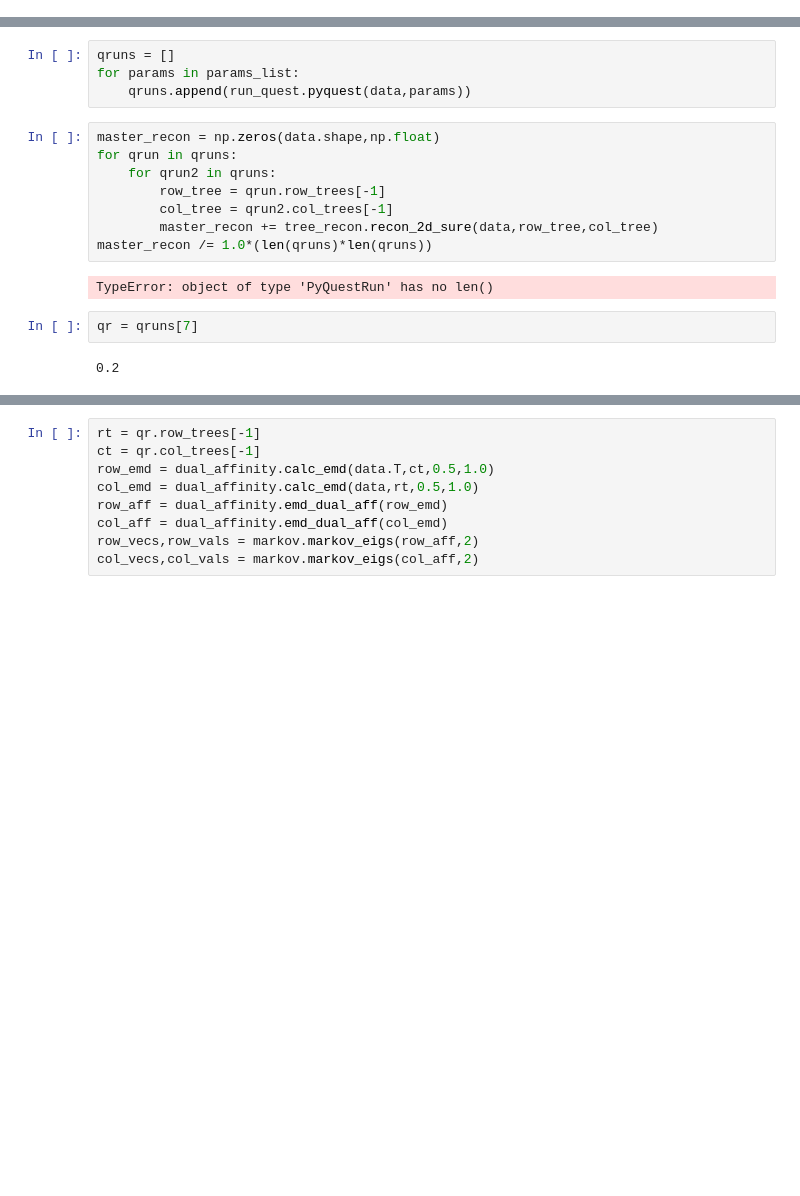
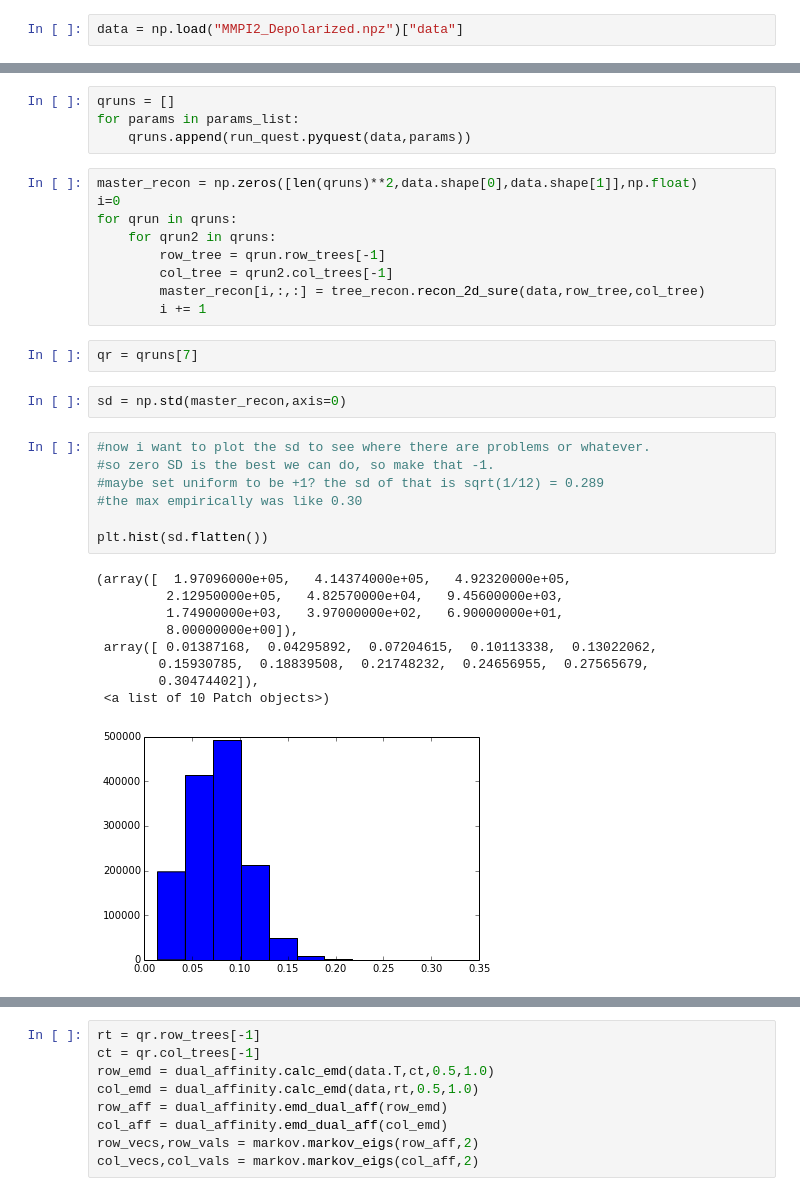
Before and after one commit to hgfalling/pyquest_work, a Jupyter notebook: MMPI_field.ipynb, the cells around one changed output, grey strips where cells are left out. Cells and saved outputs as stored; diff of their text form; blank space fills up the shorter version.

```diff
--- a/MMPI_field.ipynb
+++ b/MMPI_field.ipynb
@@ -6,3 +4,5 @@ import run_quest
+# %%
+data = np.load("MMPI2_Depolarized.npz")["data"]
 # %%
 params_list = []
 
@@ -45,16 +45,32 @@ qruns = []
 for params in params_list:
     qruns.append(run_quest.pyquest(data,params))
 # %%
-master_recon = np.zeros(data.shape,np.float)
+master_recon = np.zeros([len(qruns)**2,data.shape[0],data.shape[1]],np.float)
+i=0
 for qrun in qruns:
     for qrun2 in qruns:
         row_tree = qrun.row_trees[-1]
         col_tree = qrun2.col_trees[-1]
-        master_recon += tree_recon.recon_2d_sure(data,row_tree,col_tree)
-master_recon /= 1.0*(len(qruns)*len(qruns))
+        master_recon[i,:,:] = tree_recon.recon_2d_sure(data,row_tree,col_tree)
+        i += 1
-# %% [output]
-TypeError: object of type 'PyQuestRun' has no len()
 # %%
 qr = qruns[7]
-# %% [output]
-0.2
+# %%
+sd = np.std(master_recon,axis=0)
+# %%
+#now i want to plot the sd to see where there are problems or whatever.
+#so zero SD is the best we can do, so make that -1.
+#maybe set uniform to be +1? the sd of that is sqrt(1/12) = 0.289
+#the max empirically was like 0.30
+
+plt.hist(sd.flatten())
+# %% [output]
+(array([  1.97096000e+05,   4.14374000e+05,   4.92320000e+05,
+         2.12950000e+05,   4.82570000e+04,   9.45600000e+03,
+         1.74900000e+03,   3.97000000e+02,   6.90000000e+01,
+         8.00000000e+00]),
+ array([ 0.01387168,  0.04295892,  0.07204615,  0.10113338,  0.13022062,
+        0.15930785,  0.18839508,  0.21748232,  0.24656955,  0.27565679,
+        0.30474402]),
+ <a list of 10 Patch objects>)
+[figure, added]
```
Also changed, not shown: parts of 6 cells of this notebook, 1 other file.
